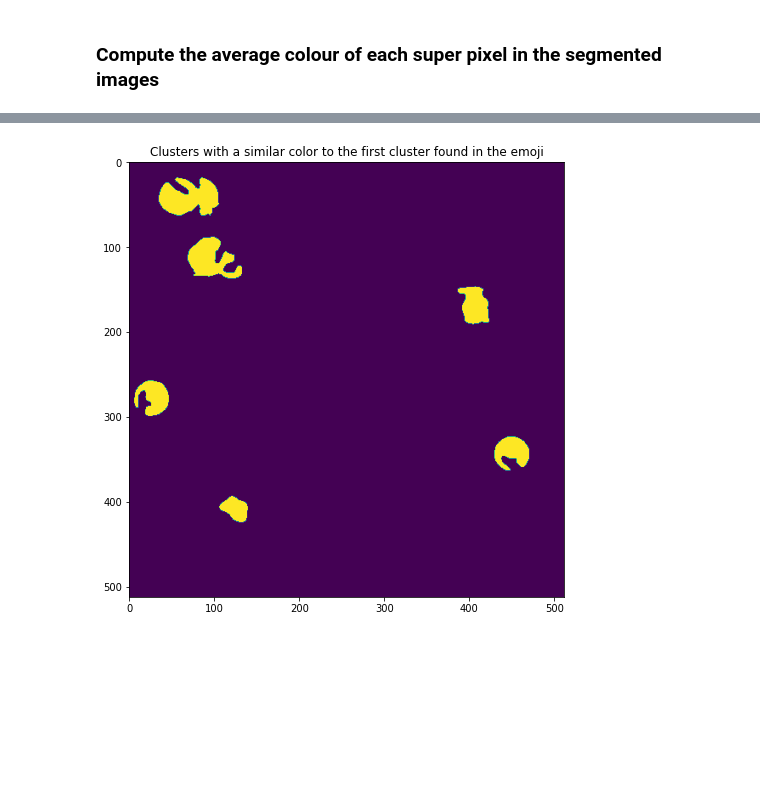
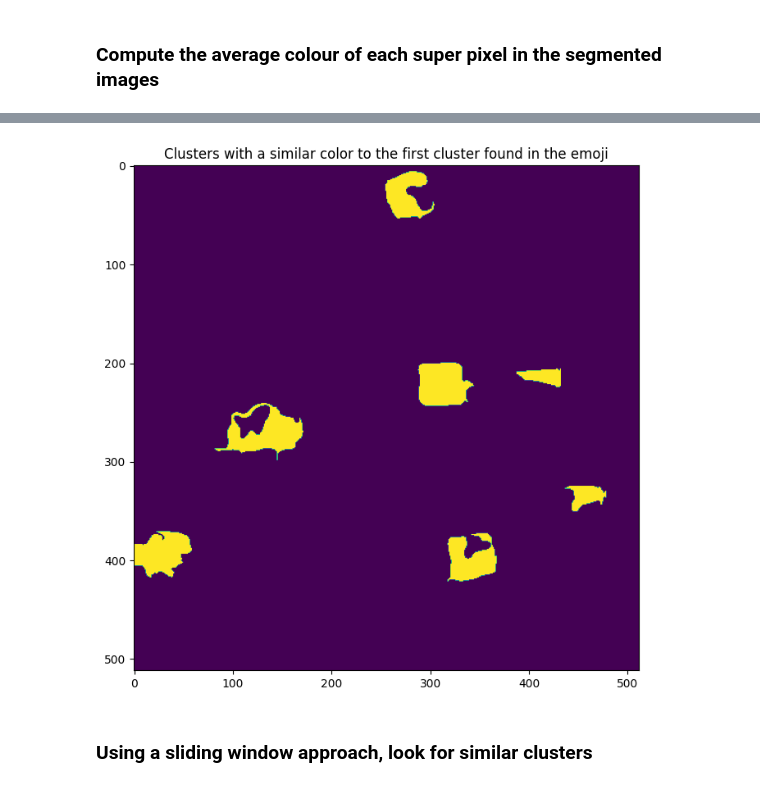
Before and after one commit to fern-software/EmojiHunt, a Jupyter notebook: classical_method.ipynb, the cells around one changed output, grey strips where cells are left out. Drawn from its saved outputs; the diff is of its cells as text; code cells hidden in the pictures; blank space fills up the shorter version.

```diff
--- a/classical_method.ipynb
+++ b/classical_method.ipynb
@@ -25,6 +25,10 @@ This step gets the test image and the emoji target from the challenge package th
 # Get image and emoji
 emoji_hunt_object = EmojiHunt()
 test_image, emoji_target, gt_points = emoji_hunt_object.generate_image_and_points()
+
+# Convert to RGB
+rgb_image = cv2.cvtColor(test_image, cv2.COLOR_BGR2RGB)
+rgb_emoji = cv2.cvtColor(emoji_target, cv2.COLOR_BGR2RGB)
 
 # Convert to LAB
 test_image = cv2.cvtColor(test_image, cv2.COLOR_BGR2LAB)
@@ -70,18 +88,20 @@ def average_super_pixels(original_image, segmented_image):
     # been set to the average colour of that superpixel as well as a list of
     # the computed colour means for each segment
 
-    n_segments = len(np.unique(segmented_image))
+    n_segments = len(np.unique(segmented_image)) - 1
     segment_means = np.zeros((n_segments, 3))
-    averaged_image = np.empty_like(original_image)
+    segment_pixel_counts = np.zeros(n_segments, dtype=int)
+    averaged_image = np.zeros_like(original_image)
 
     for i in range(n_segments):
         segment_means[i] = np.mean(original_image[segmented_image == i + 1], axis=0)
         averaged_image[segmented_image == i + 1] = segment_means[i]
+        segment_pixel_counts[i] = np.sum(segmented_image == i + 1)
 
-    return averaged_image, segment_means
+    return averaged_image, segment_means, segment_pixel_counts
 
-color_averaged_image, image_segment_mean_colors = average_super_pixels(test_image, segmented_image)
-color_averaged_emoji, emoji_segment_mean_colors = average_super_pixels(emoji_target, segmented_emoji)
+color_averaged_image, image_segment_mean_colors, image_segment_pixel_counts = average_super_pixels(test_image, segmented_image)
+color_averaged_emoji, emoji_segment_mean_colors, emoji_segment_pixel_counts = average_super_pixels(emoji_target, segmented_emoji)
 
 fig, ax = plt.subplots(nrows=1, ncols=2, figsize=(16,8))
 ax[0].imshow(cv2.cvtColor(color_averaged_image, cv2.COLOR_LAB2RGB))
@@ -95,22 +115,22 @@ plt.show()
 # %%
-# Drop the background color from the emoji's average colors
-emoji_segment_mean_colors = emoji_segment_mean_colors[1:]
-
 # Find similar clusters
 similarity_scores = np.zeros((color_averaged_image.shape[0], color_averaged_image.shape[1], color_averaged_image.shape[1]))
 for y in range(color_averaged_image.shape[0]):
     for x in range(color_averaged_image.shape[1]):
         for c in range(emoji_segment_mean_colors.shape[0]):
             similarity_scores[y, x, c] = np.sqrt((emoji_segment_mean_colors[c, 0] - color_averaged_image[y, x, 0])**2 + (emoji_segment_mean_colors[c, 1] - color_averaged_image[y, x, 1])**2 + (emoji_segment_mean_colors[c, 2] - color_averaged_image[y, x, 2])**2)
 
 # Map similar clusters to an image to find the emojis!
-found_emojis = np.zeros((color_averaged_image.shape[0], color_averaged_image.shape[1]), dtype=int)
-found_emojis[similarity_scores[:,:,0] < np.min(similarity_scores[:,:,0]) + 25] = 1
+matching_segments = np.zeros((color_averaged_image.shape[0], color_averaged_image.shape[1], emoji_segment_mean_colors.shape[0]), dtype=int)
+for c in range(emoji_segment_mean_colors.shape[0]):
+    matching_segments[similarity_scores[:,:,c] < np.min(similarity_scores[:,:,c]) + 20] = 1
 
 # Plot the mask found showing where emojis are for the first group of similar clusters
 fig, ax = plt.subplots(figsize=(8,8))
-ax.imshow(found_emojis)
+ax.imshow(matching_segments[:,:,0])
 ax.set_title('Clusters with a similar color to the first cluster found in the emoji')
 plt.show()
 # %% [output]
-[figure, old version]
+[figure, new version]
+# %% [markdown]
+### Using a sliding window approach, look for similar clusters
```
Also changed, not shown: parts of 12 cells of this notebook.
